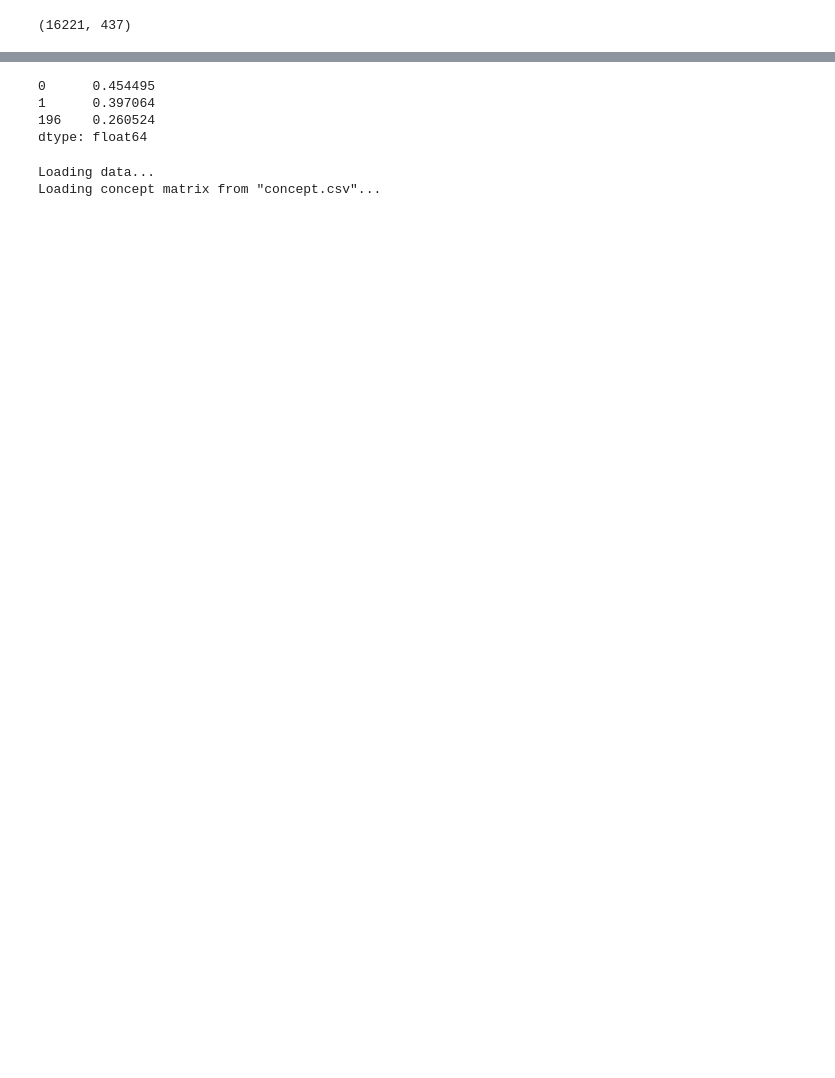
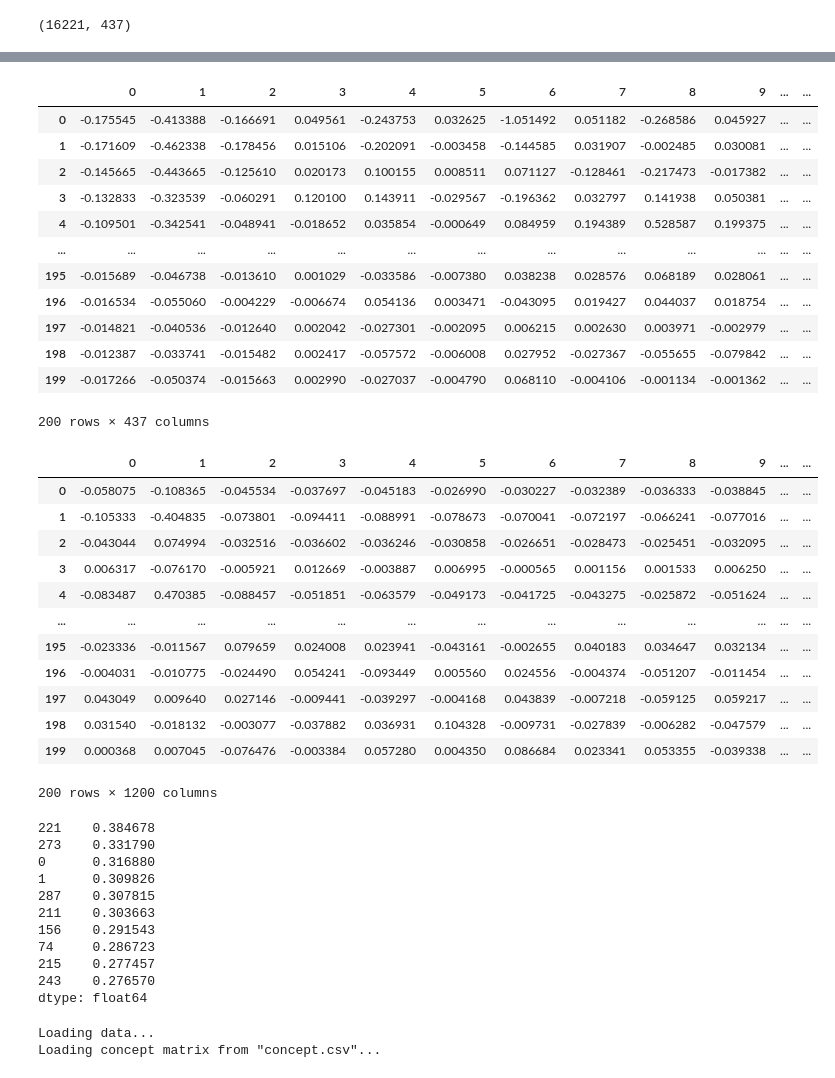
Before and after one commit to klesnkri/lsa-model, a Jupyter notebook: data.ipynb, the cells around one changed output, grey strips where cells are left out. Drawn from its saved outputs; the diff is of its cells as text; code cells hidden in the pictures; blank space fills up the shorter version.

Commit message:
Query calculation and  projection modified

```diff
--- a/data.ipynb
+++ b/data.ipynb
@@ -134,10 +101,48 @@ df_concept
+# %%
+df_concept_by_doc, df_query_projection = transform_to_concept_space(df_tf_idf)
+display(df_concept_by_doc)
+display(df_query_projection)
+# %% [output]
+|  | 0 | 1 | 2 | 3 | 4 | 5 | 6 | 7 | 8 | 9 | ... | ... |
+| 0 | -0.175545 | -0.413388 | -0.166691 | 0.049561 | -0.243753 | 0.032625 | -1.051492 | 0.051182 | -0.268586 | 0.045927 | ... | ... |
+| 1 | -0.171609 | -0.462338 | -0.178456 | 0.015106 | -0.202091 | -0.003458 | -0.144585 | 0.031907 | -0.002485 | 0.030081 | ... | ... |
+| 2 | -0.145665 | -0.443665 | -0.125610 | 0.020173 | 0.100155 | 0.008511 | 0.071127 | -0.128461 | -0.217473 | -0.017382 | ... | ... |
+| 3 | -0.132833 | -0.323539 | -0.060291 | 0.120100 | 0.143911 | -0.029567 | -0.196362 | 0.032797 | 0.141938 | 0.050381 | ... | ... |
+| 4 | -0.109501 | -0.342541 | -0.048941 | -0.018652 | 0.035854 | -0.000649 | 0.084959 | 0.194389 | 0.528587 | 0.199375 | ... | ... |
+| ... | ... | ... | ... | ... | ... | ... | ... | ... | ... | ... | ... | ... |
+| 195 | -0.015689 | -0.046738 | -0.013610 | 0.001029 | -0.033586 | -0.007380 | 0.038238 | 0.028576 | 0.068189 | 0.028061 | ... | ... |
+| 196 | -0.016534 | -0.055060 | -0.004229 | -0.006674 | 0.054136 | 0.003471 | -0.043095 | 0.019427 | 0.044037 | 0.018754 | ... | ... |
+| 197 | -0.014821 | -0.040536 | -0.012640 | 0.002042 | -0.027301 | -0.002095 | 0.006215 | 0.002630 | 0.003971 | -0.002979 | ... | ... |
+| 198 | -0.012387 | -0.033741 | -0.015482 | 0.002417 | -0.057572 | -0.006008 | 0.027952 | -0.027367 | -0.055655 | -0.079842 | ... | ... |
+| 199 | -0.017266 | -0.050374 | -0.015663 | 0.002990 | -0.027037 | -0.004790 | 0.068110 | -0.004106 | -0.001134 | -0.001362 | ... | ... |
+200 rows × 437 columns
+|  | 0 | 1 | 2 | 3 | 4 | 5 | 6 | 7 | 8 | 9 | ... | ... |
+| 0 | -0.058075 | -0.108365 | -0.045534 | -0.037697 | -0.045183 | -0.026990 | -0.030227 | -0.032389 | -0.036333 | -0.038845 | ... | ... |
+| 1 | -0.105333 | -0.404835 | -0.073801 | -0.094411 | -0.088991 | -0.078673 | -0.070041 | -0.072197 | -0.066241 | -0.077016 | ... | ... |
+| 2 | -0.043044 | 0.074994 | -0.032516 | -0.036602 | -0.036246 | -0.030858 | -0.026651 | -0.028473 | -0.025451 | -0.032095 | ... | ... |
+| 3 | 0.006317 | -0.076170 | -0.005921 | 0.012669 | -0.003887 | 0.006995 | -0.000565 | 0.001156 | 0.001533 | 0.006250 | ... | ... |
+| 4 | -0.083487 | 0.470385 | -0.088457 | -0.051851 | -0.063579 | -0.049173 | -0.041725 | -0.043275 | -0.025872 | -0.051624 | ... | ... |
+| ... | ... | ... | ... | ... | ... | ... | ... | ... | ... | ... | ... | ... |
+| 195 | -0.023336 | -0.011567 | 0.079659 | 0.024008 | 0.023941 | -0.043161 | -0.002655 | 0.040183 | 0.034647 | 0.032134 | ... | ... |
+| 196 | -0.004031 | -0.010775 | -0.024490 | 0.054241 | -0.093449 | 0.005560 | 0.024556 | -0.004374 | -0.051207 | -0.011454 | ... | ... |
+| 197 | 0.043049 | 0.009640 | 0.027146 | -0.009441 | -0.039297 | -0.004168 | 0.043839 | -0.007218 | -0.059125 | 0.059217 | ... | ... |
+| 198 | 0.031540 | -0.018132 | -0.003077 | -0.037882 | 0.036931 | 0.104328 | -0.009731 | -0.027839 | -0.006282 | -0.047579 | ... | ... |
+| 199 | 0.000368 | 0.007045 | -0.076476 | -0.003384 | 0.057280 | 0.004350 | 0.086684 | 0.023341 | 0.053355 | -0.039338 | ... | ... |
+200 rows × 1200 columns
 # %%
-best_match = get_n_nearest(df_concept, 2, 3)
+best_match = get_n_nearest(df_tf_idf, df_concept_by_doc, df_query_projection, 2, 10)
 best_match
 # %% [output]
-0      0.454495
-1      0.397064
-196    0.260524
+221    0.384678
+273    0.331790
+0      0.316880
+1      0.309826
+287    0.307815
+211    0.303663
+156    0.291543
+74     0.286723
+215    0.277457
+243    0.276570
 dtype: float64
 # %%
 lsa = LSA()
```
Also changed, not shown: parts of 5 cells of this notebook, 7 other files.
